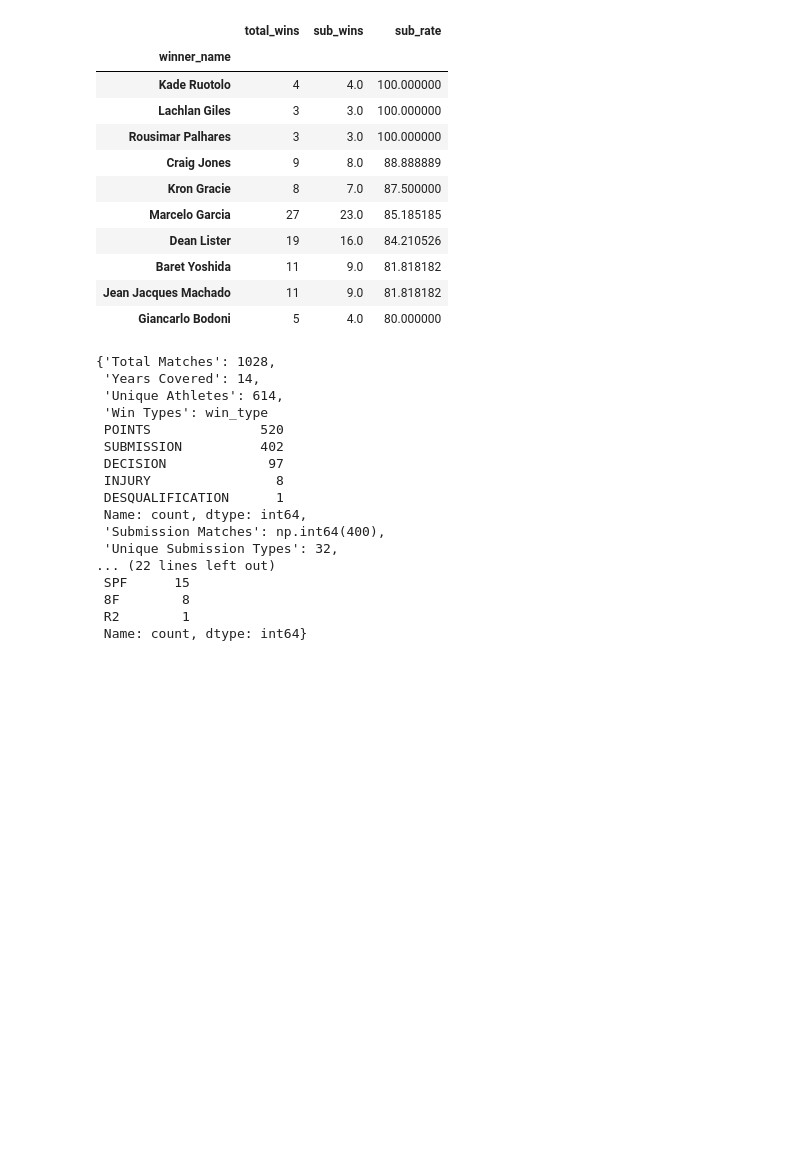
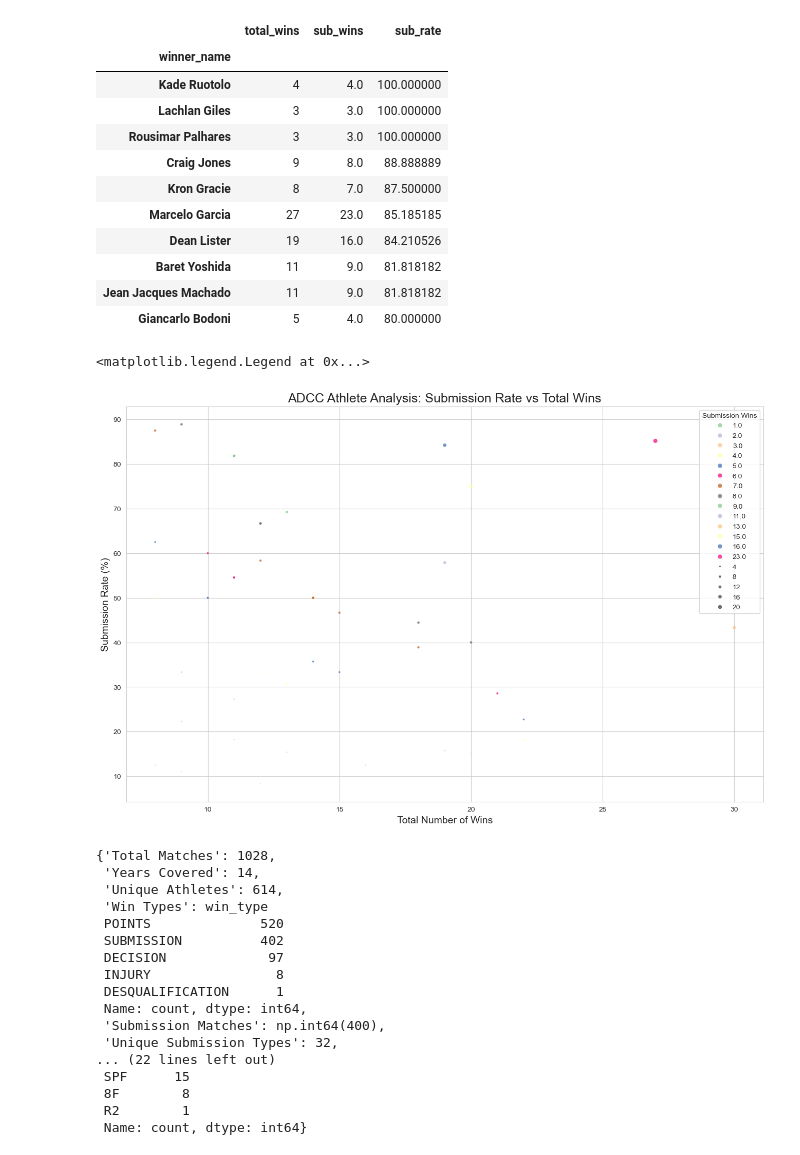
Before and after one commit to juliocesardiaz/ADCC, a Jupyter notebook: adcc_data_analysis.ipynb, the cells around one changed output. Cells and saved outputs as stored; diff of their text form; code cells hidden in the pictures; blank space fills up the shorter version.

Commit message:
visualization submission rate vs total wins in scatterplot

```diff
--- a/adcc_data_analysis.ipynb
+++ b/adcc_data_analysis.ipynb
@@ -246,6 +248,27 @@ final_rates.head(10)
 | Baret Yoshida | 11 | 9.0 | 81.818182 |
 | Jean Jacques Machado | 11 | 9.0 | 81.818182 |
 | Giancarlo Bodoni | 5 | 4.0 | 80.000000 |
+# %%
+plt.figure(figsize=(16,10))
+sns.set_style
+plot_data = athlete_stats[athlete_stats['total_wins']>=8].copy()
+plot = sns.scatterplot(
+    data=plot_data,
+    x='total_wins',
+    y='sub_rate',
+    size='sub_wins',
+    hue='sub_wins',
+    sizes=(1,35),
+    palette='Accent',
+    alpha=0.7
+)
+plt.title('ADCC Athlete Analysis: Submission Rate vs Total Wins', fontsize=18)
+plt.xlabel('Total Number of Wins', fontsize=14)
+plt.ylabel('Submission Rate (%)', fontsize=14)
+plt.legend(title="Submission Wins")
+# %% [output]
+<matplotlib.legend.Legend at 0x...>
+[figure, added]
 # %%
 
 total_matches = len(adcc)
```
Also changed, not shown: parts of 3 cells of this notebook.
